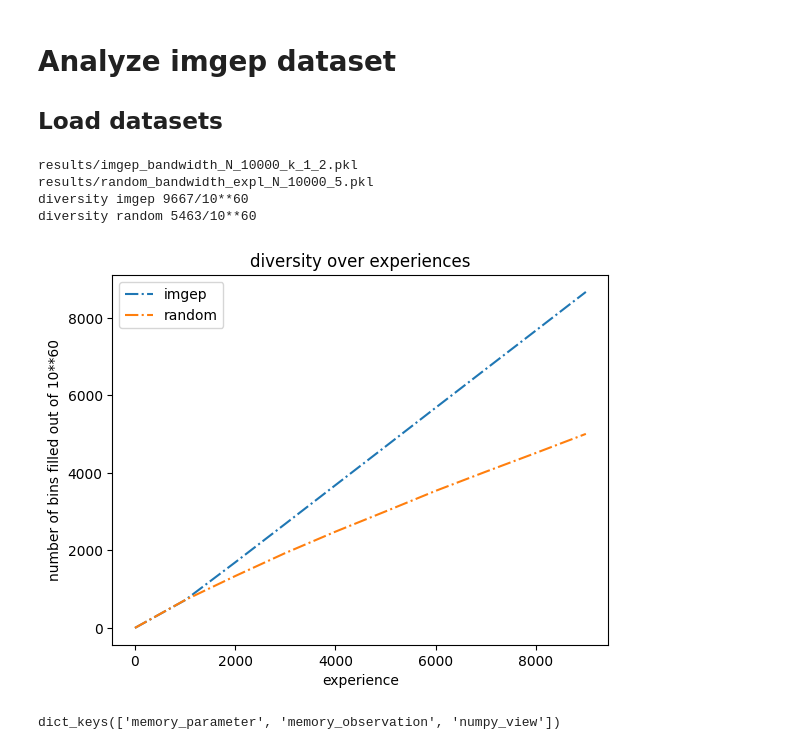
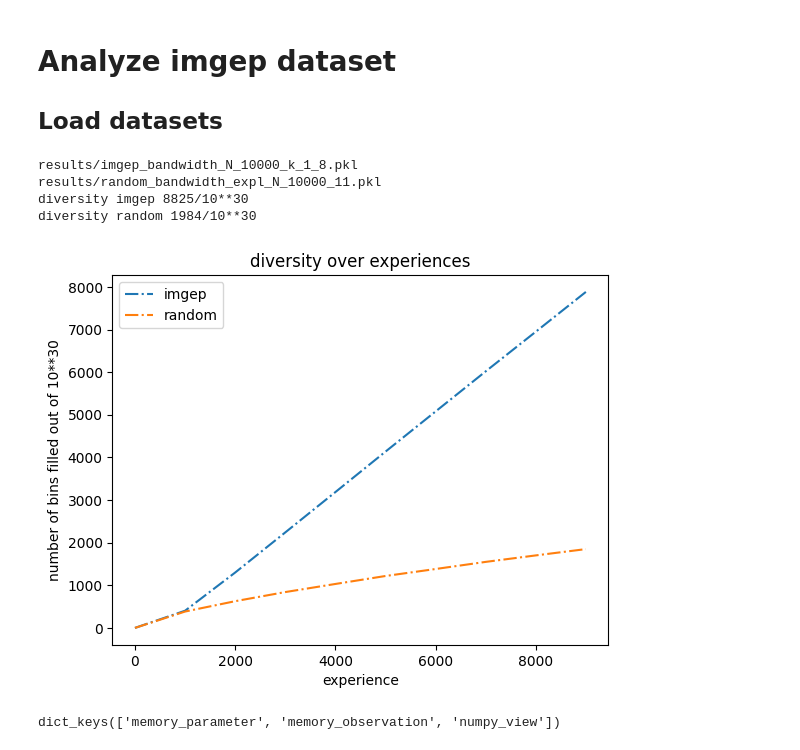
Before and after one commit to Ludoviccccc/Aixia_nouvelle_approche, a Jupyter notebook: Analyse_imgep.ipynb, the cells around one changed output. Drawn from its saved outputs; the diff is of its cells as text; code cells hidden in the pictures.

```diff
--- a/Analyse_imgep.ipynb
+++ b/Analyse_imgep.ipynb
@@ -15,42 +15,41 @@ k=1
 address_x = 5
 print_freq = 1000
 name_imgep = f'{folder}/imgep_bandwidth_N_{N}_k_{k}'
 name_random = f'{folder}/random_bandwidth_expl_N_{N}'
 content_imgep = load(name_imgep)
 content_imgep_tab = content_imgep['numpy_view']
 content_random = load(name_random)
 content_random_tab = content_random['numpy_view']
-dim_out = 60
+dim_out = 30
 #Compute diversity
 ##################################
 min_tab = np.zeros((dim_out,))
 max_tab = np.ones((dim_out,))*10
-min_tab[-1] = 0
-max_tab[-1] = 300
+
 diversity_ = Diversity(min_tab = min_tab,
                         max_tab = max_tab,
-                        num_bins = 10)
+                        num_bins = 3)
 
 print(f'diversity imgep {diversity_(content_imgep_tab)}/10**{dim_out}')
 diversity_imgep_list = [diversity_(content_imgep_tab[:print_freq*step]) for step in range(N//print_freq)]
 plt.plot(range(0,N,print_freq),diversity_imgep_list,'-.',label="imgep")
 
 
 print(f'diversity random {diversity_(content_random_tab)}/10**{dim_out}')
 
 diversity_random_list = [diversity_(content_random_tab[:print_freq*step]) for step in range(N//print_freq)]
 plt.plot(range(0,N,print_freq),diversity_random_list,'-.',label="random")
 plt.legend()
 plt.title('diversity over experiences')
 plt.xlabel('experience')
 plt.ylabel(f'number of bins filled out of 10**{dim_out}')
 plt.show()
 # %% [output]
-results/imgep_bandwidth_N_10000_k_1_2.pkl
-results/random_bandwidth_expl_N_10000_5.pkl
-diversity imgep 9667/10**60
-diversity random 5463/10**60
+results/imgep_bandwidth_N_10000_k_1_8.pkl
+results/random_bandwidth_expl_N_10000_11.pkl
+diversity imgep 8825/10**30
+diversity random 1984/10**30
-[figure, old version]
+[figure, new version]
 # %%
 content_imgep.keys()
 # %% [output]
```
Also changed, not shown: parts of 3 cells of this notebook, 5 other files.
